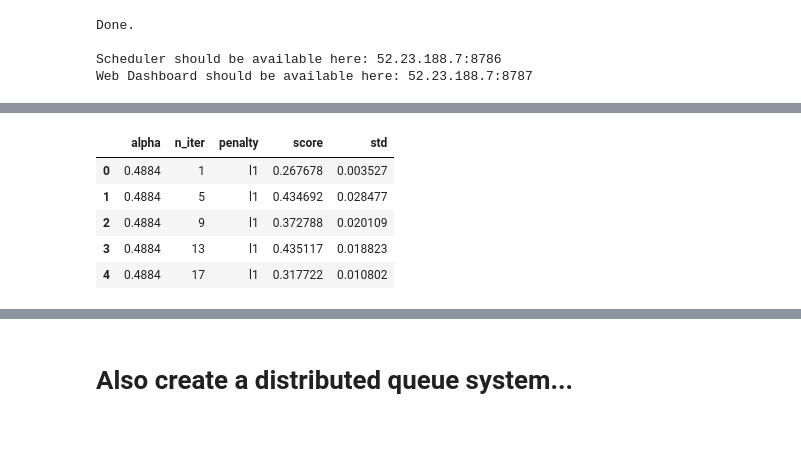
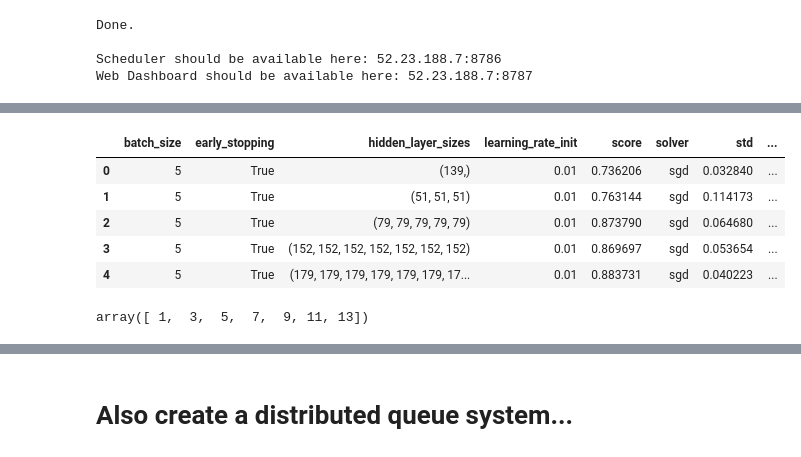
Before and after one commit to SherazKhan/cluster-clyde, a Jupyter notebook: Demo.ipynb, the cells around one changed output, grey strips where cells are left out. Saved outputs shown, nothing was run; the diff lists cells and outputs as text; code cells hidden in the pictures.

```diff
--- a/Demo.ipynb
+++ b/Demo.ipynb
@@ -67,11 +86,12 @@ Finished in 0.04sec
 # %%
-lr = Perceptron(penalty=None, n_iter=15)
+lr = MLPClassifier(hidden_layer_sizes=(10, 10, 10,), batch_size=100,
+                   solver='sgd', learning_rate_init=0.01, early_stopping=True)
 
 start = time.time()
 scores = cross_val_score(estimator=lr,
                          X=X,
                          y=y,
-                         cv=3)
+                         cv=5)
 
 print("Accuracy: {}% (+/- {})".format(round(scores.mean() * 100, 2), round(scores.std(), 3) * 2))
 print('Finished in {}sec'.format(round(time.time() - start, 2)))
@@ -109,0 +108,21 @@ pprint(params[:2])
+# %%
+
+# Define hyper parameter ranges
+batch_sizes = np.linspace(start=5, stop=750, num=10, dtype=np.int64)
+n_layers = range(1, 15, 2)
+
+# Make a list of all combinations
+params = []
+for batch_size in batch_sizes:
+    for n_layer in n_layers:
+
+        n_neuron = np.random.randint(low=5, high=200)
+        params.append({'batch_size': batch_size,
+                       'hidden_layer_sizes': tuple(n_neuron for _ in range(n_layer)),
+                       'solver': 'sgd',
+                       'learning_rate_init': 0.01,
+                       'early_stopping': True
+                      })
+
+print '{} different combinations.'.format(len(params))
+pprint(params[:2])
@@ -457,7 +488,7 @@ def get_data(kwargs):
 
     X, y = load_digits(return_X_y=True)
     X = np.asarray([x.flatten() for x in X])
-    pca = PCA(n_components=40)
+    pca = PCA(n_components=10)
     X = pca.fit_transform(X)
 
     return (kwargs, X, y)
@@ -477,11 +508,11 @@ def model_tester(package):
     from sklearn.model_selection import cross_val_score
 
     # Initialize model with given kwargs
-    lr = Perceptron(**kwargs)
+    lr = MLPClassifier(**kwargs)
     scores = cross_val_score(estimator=lr,
                              X=X,
                              y=y,
-                             cv=2)
+                             cv=5)
     return (kwargs, scores.mean(), scores.std())
 
 
@@ -522,4 +555,4 @@ def add_two(package):
 # %%
-c = Client(address='52.23.188.7:8786')
+c = Client()
 c.restart()
 # %% [output]
@@ -540,13 +573,19 @@ Widget Javascript not detected.  It may not be installed properly. Did you enabl
 # %%
 results = c.gather(futures)
-# %%
-df = pd.DataFrame(results)
-df.head()
-# %% [output]
-|  | alpha | n_iter | penalty | score | std |
-| 0 | 0.4884 | 1 | l1 | 0.267678 | 0.003527 |
-| 1 | 0.4884 | 5 | l1 | 0.434692 | 0.028477 |
-| 2 | 0.4884 | 9 | l1 | 0.372788 | 0.020109 |
-| 3 | 0.4884 | 13 | l1 | 0.435117 | 0.018823 |
-| 4 | 0.4884 | 17 | l1 | 0.317722 | 0.010802 |
+# %%
+df = pd.DataFrame(results)
+df['n_layers'] = df.hidden_layer_sizes.map(lambda _tuple: len(_tuple))
+df['n_neurons'] = df.hidden_layer_sizes.map(lambda _tuple: _tuple[0])
+df.head()
+# %% [output]
+|  | batch_size | early_stopping | hidden_layer_sizes | learning_rate_init | score | solver | std | ... |
+| 0 | 5 | True | (139,) | 0.01 | 0.736206 | sgd | 0.032840 | ... |
+| 1 | 5 | True | (51, 51, 51) | 0.01 | 0.763144 | sgd | 0.114173 | ... |
+| 2 | 5 | True | (79, 79, 79, 79, 79) | 0.01 | 0.873790 | sgd | 0.064680 | ... |
+| 3 | 5 | True | (152, 152, 152, 152, 152, 152, 152) | 0.01 | 0.869697 | sgd | 0.053654 | ... |
+| 4 | 5 | True | (179, 179, 179, 179, 179, 179, 17... | 0.01 | 0.883731 | sgd | 0.040223 | ... |
+# %%
+temp.n_layers.unique()
+# %% [output]
+array([ 1,  3,  5,  7,  9, 11, 13])
 # %%
```
Also changed, not shown: parts of 23 cells of this notebook, 1 other file.
